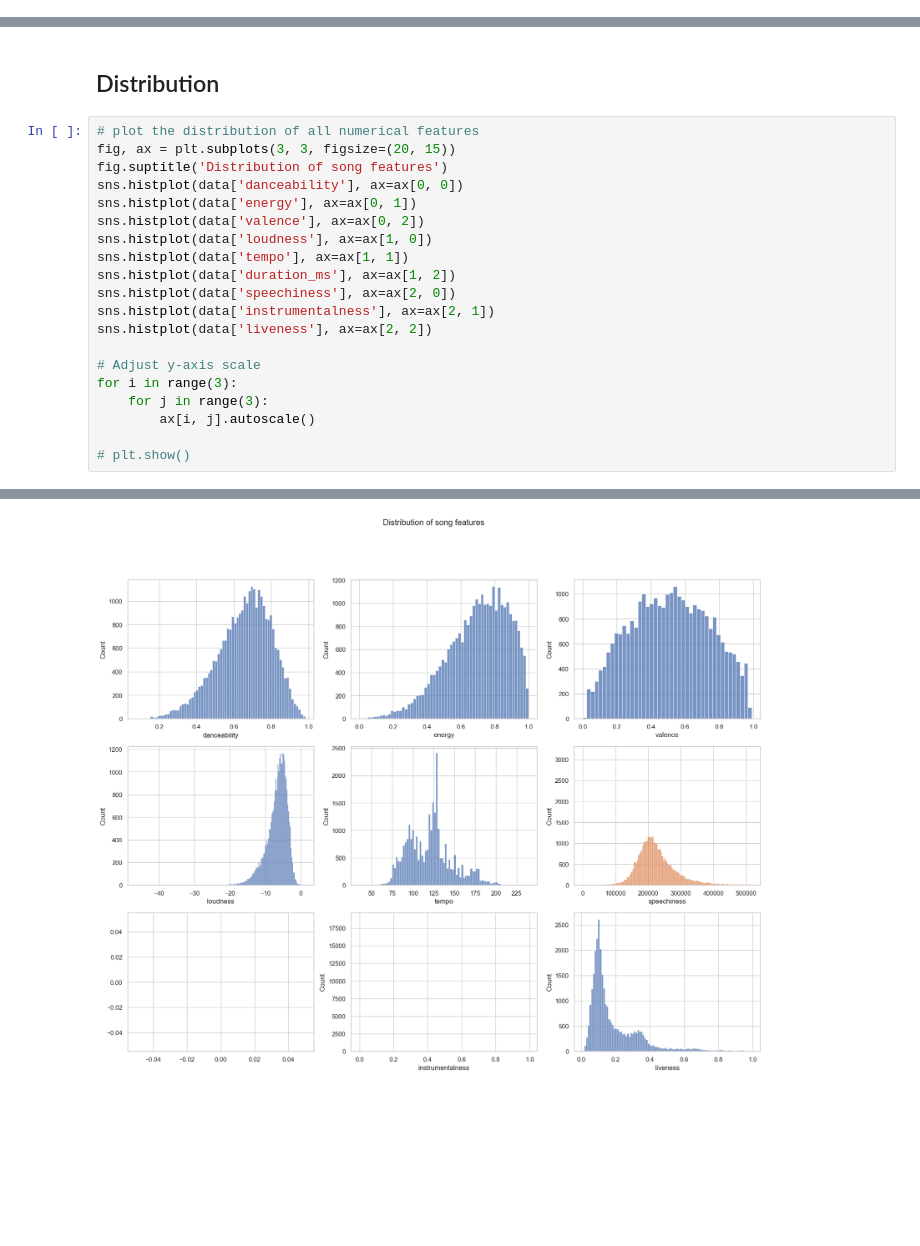
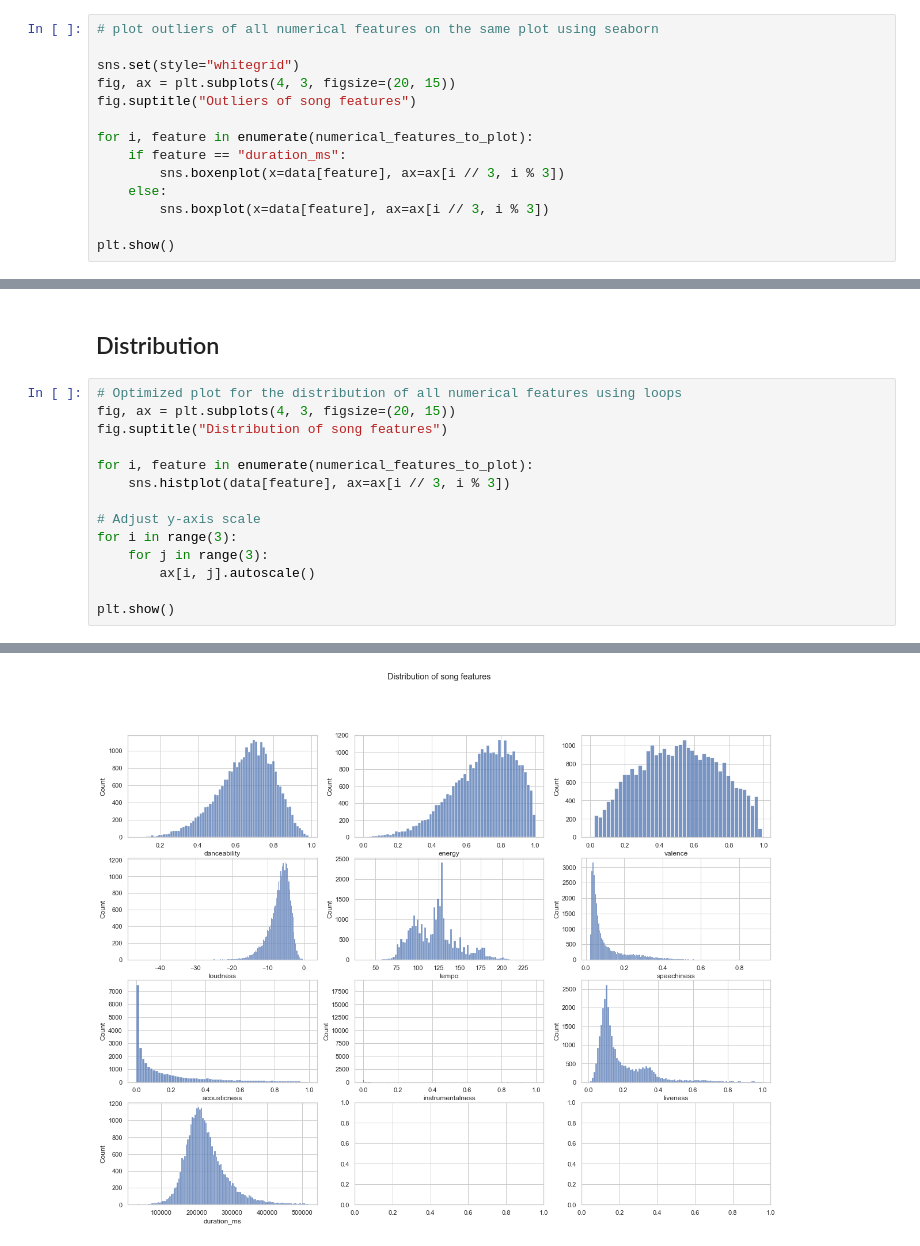
Before and after one commit to McGill-MMA-EnterpriseAnalytics/Spotify-Music, a Jupyter notebook: scratch/eda.ipynb, the cells around one changed output, grey strips where cells are left out. Saved outputs shown, nothing was run; the diff lists cells and outputs as text; blank space fills up the shorter version.

```diff
--- a/scratch/eda.ipynb
+++ b/scratch/eda.ipynb
@@ -280,0 +278,14 @@ plt.show()
+# %%
+# plot outliers of all numerical features on the same plot using seaborn
+
+sns.set(style="whitegrid")
+fig, ax = plt.subplots(4, 3, figsize=(20, 15))
+fig.suptitle("Outliers of song features")
+
+for i, feature in enumerate(numerical_features_to_plot):
+    if feature == "duration_ms":
+        sns.boxenplot(x=data[feature], ax=ax[i // 3, i % 3])
+    else:
+        sns.boxplot(x=data[feature], ax=ax[i // 3, i % 3])
+
+plt.show()
@@ -281,27 +295,21 @@ plt.show()
 # %% [markdown]
 ## Distribution
 # %%
-# plot the distribution of all numerical features
-fig, ax = plt.subplots(3, 3, figsize=(20, 15))
-fig.suptitle('Distribution of song features')
-sns.histplot(data['danceability'], ax=ax[0, 0])
-sns.histplot(data['energy'], ax=ax[0, 1])
-sns.histplot(data['valence'], ax=ax[0, 2])
-sns.histplot(data['loudness'], ax=ax[1, 0])
-sns.histplot(data['tempo'], ax=ax[1, 1])
-sns.histplot(data['duration_ms'], ax=ax[1, 2])
-sns.histplot(data['speechiness'], ax=ax[2, 0])
-sns.histplot(data['instrumentalness'], ax=ax[2, 1])
-sns.histplot(data['liveness'], ax=ax[2, 2])
+# Optimized plot for the distribution of all numerical features using loops
+fig, ax = plt.subplots(4, 3, figsize=(20, 15))
+fig.suptitle("Distribution of song features")
+
+for i, feature in enumerate(numerical_features_to_plot):
+    sns.histplot(data[feature], ax=ax[i // 3, i % 3])
 
 # Adjust y-axis scale
 for i in range(3):
     for j in range(3):
         ax[i, j].autoscale()
 
-# plt.show()
+plt.show()
 # %% [output]
 [interactive output not drawn]
-[figure, old version]
+[figure, new version]
 # %%
 # distribution of track popularity
```
Also changed, not shown: parts of 9 cells of this notebook.
